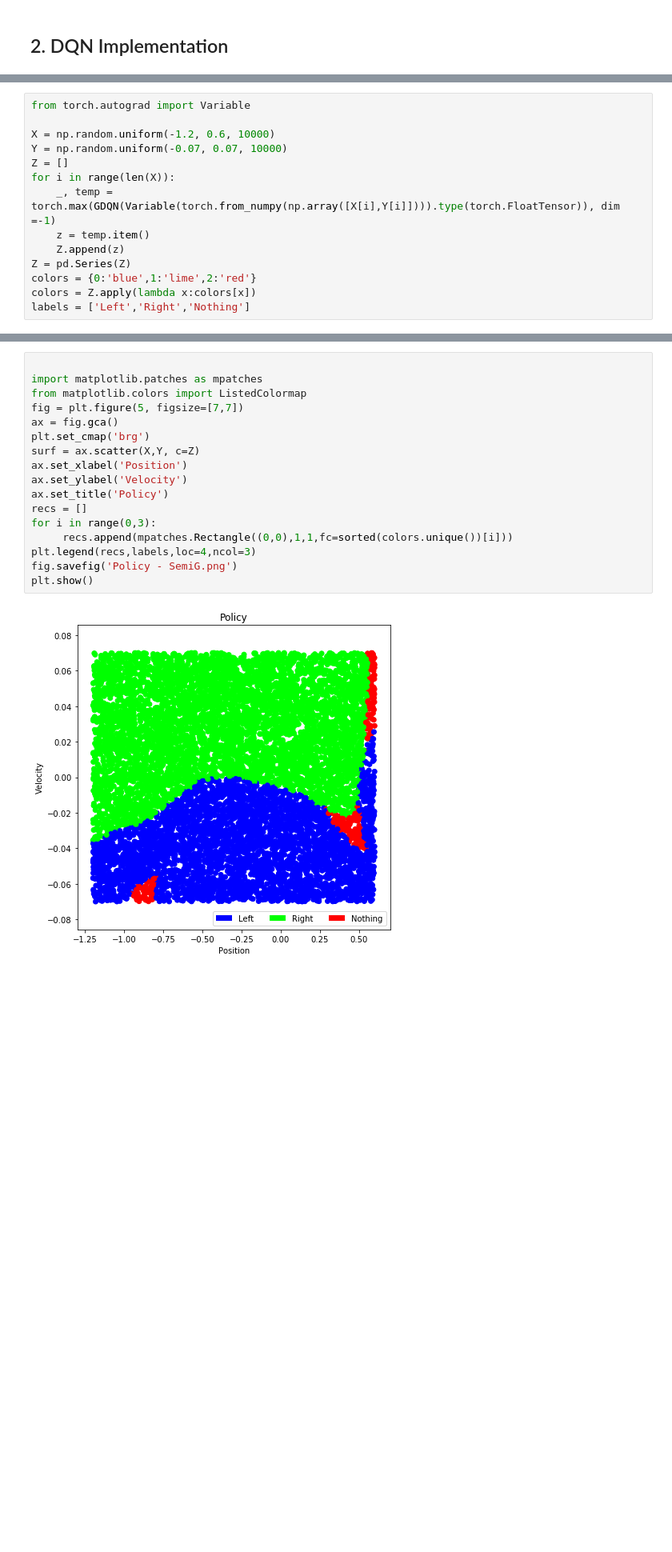
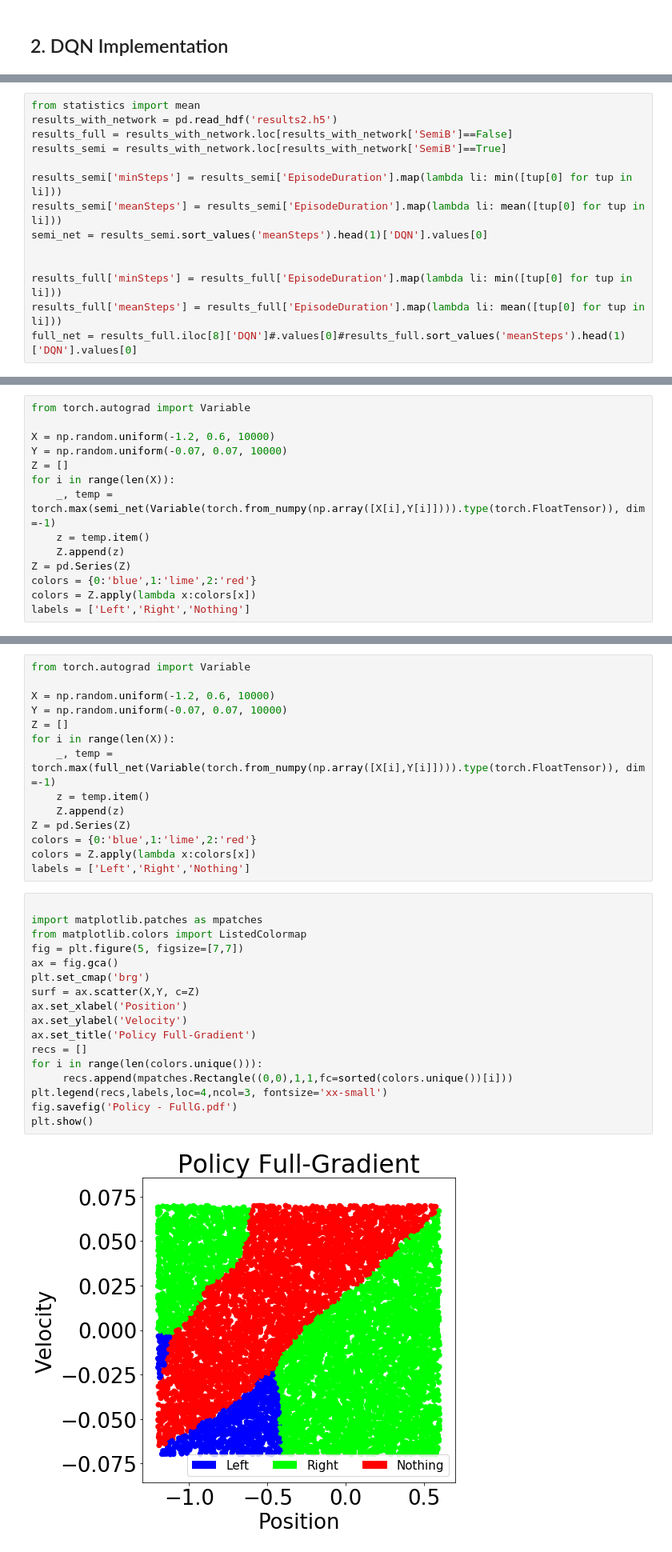
Before and after one commit to ChristophHoenes/RL_Reproducers, a Jupyter notebook: MountainCar_cleaned.ipynb, the cells around one changed output, grey strips where cells are left out. Shown at 80% size. Saved outputs shown, nothing was run; the diff lists cells and outputs as text; blank space fills up the shorter version.

```diff
--- a/MountainCar_cleaned.ipynb
+++ b/MountainCar_cleaned.ipynb
@@ -400,0 +354,14 @@ aa['episodes']=[x[-1][0] for x in aa['EpisodeDuration']]
+# %%
+from statistics import mean
+results_with_network = pd.read_hdf('results2.h5')
+results_full = results_with_network.loc[results_with_network['SemiB']==False]
+results_semi = results_with_network.loc[results_with_network['SemiB']==True]
+
+results_semi['minSteps'] = results_semi['EpisodeDuration'].map(lambda li: min([tup[0] for tup in li]))
+results_semi['meanSteps'] = results_semi['EpisodeDuration'].map(lambda li: mean([tup[0] for tup in li]))
+semi_net = results_semi.sort_values('meanSteps').head(1)['DQN'].values[0]
+
+
+results_full['minSteps'] = results_full['EpisodeDuration'].map(lambda li: min([tup[0] for tup in li]))
+results_full['meanSteps'] = results_full['EpisodeDuration'].map(lambda li: mean([tup[0] for tup in li]))
+full_net = results_full.iloc[8]['DQN']#.values[0]#results_full.sort_values('meanSteps').head(1)['DQN'].values[0]
@@ -405,7 +393,7 @@ X = np.random.uniform(-1.2, 0.6, 10000)
 Y = np.random.uniform(-0.07, 0.07, 10000)
 Z = []
 for i in range(len(X)):
-    _, temp = torch.max(GDQN(Variable(torch.from_numpy(np.array([X[i],Y[i]]))).type(torch.FloatTensor)), dim =-1)
+    _, temp = torch.max(semi_net(Variable(torch.from_numpy(np.array([X[i],Y[i]]))).type(torch.FloatTensor)), dim =-1)
     z = temp.item()
     Z.append(z)
 Z = pd.Series(Z)
@@ -434,19 +422,33 @@ plt.show()
+# %%
+from torch.autograd import Variable
+
+X = np.random.uniform(-1.2, 0.6, 10000)
+Y = np.random.uniform(-0.07, 0.07, 10000)
+Z = []
+for i in range(len(X)):
+    _, temp = torch.max(full_net(Variable(torch.from_numpy(np.array([X[i],Y[i]]))).type(torch.FloatTensor)), dim =-1)
+    z = temp.item()
+    Z.append(z)
+Z = pd.Series(Z)
+colors = {0:'blue',1:'lime',2:'red'}
+colors = Z.apply(lambda x:colors[x])
+labels = ['Left','Right','Nothing']
 # %%
 
 import matplotlib.patches as mpatches
 from matplotlib.colors import ListedColormap
 fig = plt.figure(5, figsize=[7,7])
 ax = fig.gca()
 plt.set_cmap('brg')
 surf = ax.scatter(X,Y, c=Z)
 ax.set_xlabel('Position')
 ax.set_ylabel('Velocity')
-ax.set_title('Policy')
+ax.set_title('Policy Full-Gradient')
 recs = []
-for i in range(0,3):
+for i in range(len(colors.unique())):
      recs.append(mpatches.Rectangle((0,0),1,1,fc=sorted(colors.unique())[i]))
-plt.legend(recs,labels,loc=4,ncol=3)
-fig.savefig('Policy - SemiG.png')
+plt.legend(recs,labels,loc=4,ncol=3, fontsize='xx-small')
+fig.savefig('Policy - FullG.pdf')
 plt.show()
 # %% [output]
-[figure, old version]
+[figure, new version]
```
Also changed, not shown: parts of 17 cells of this notebook.
